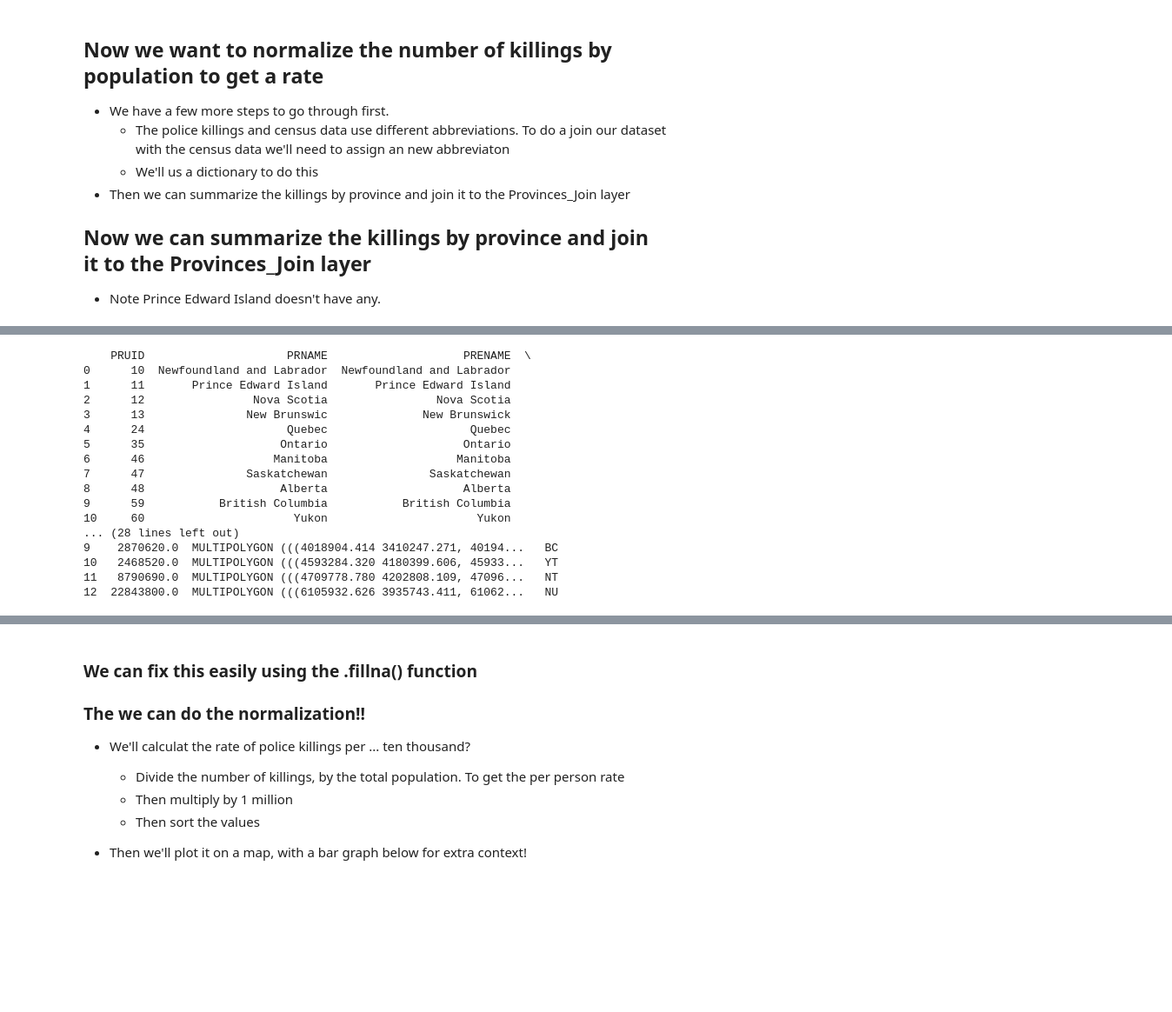
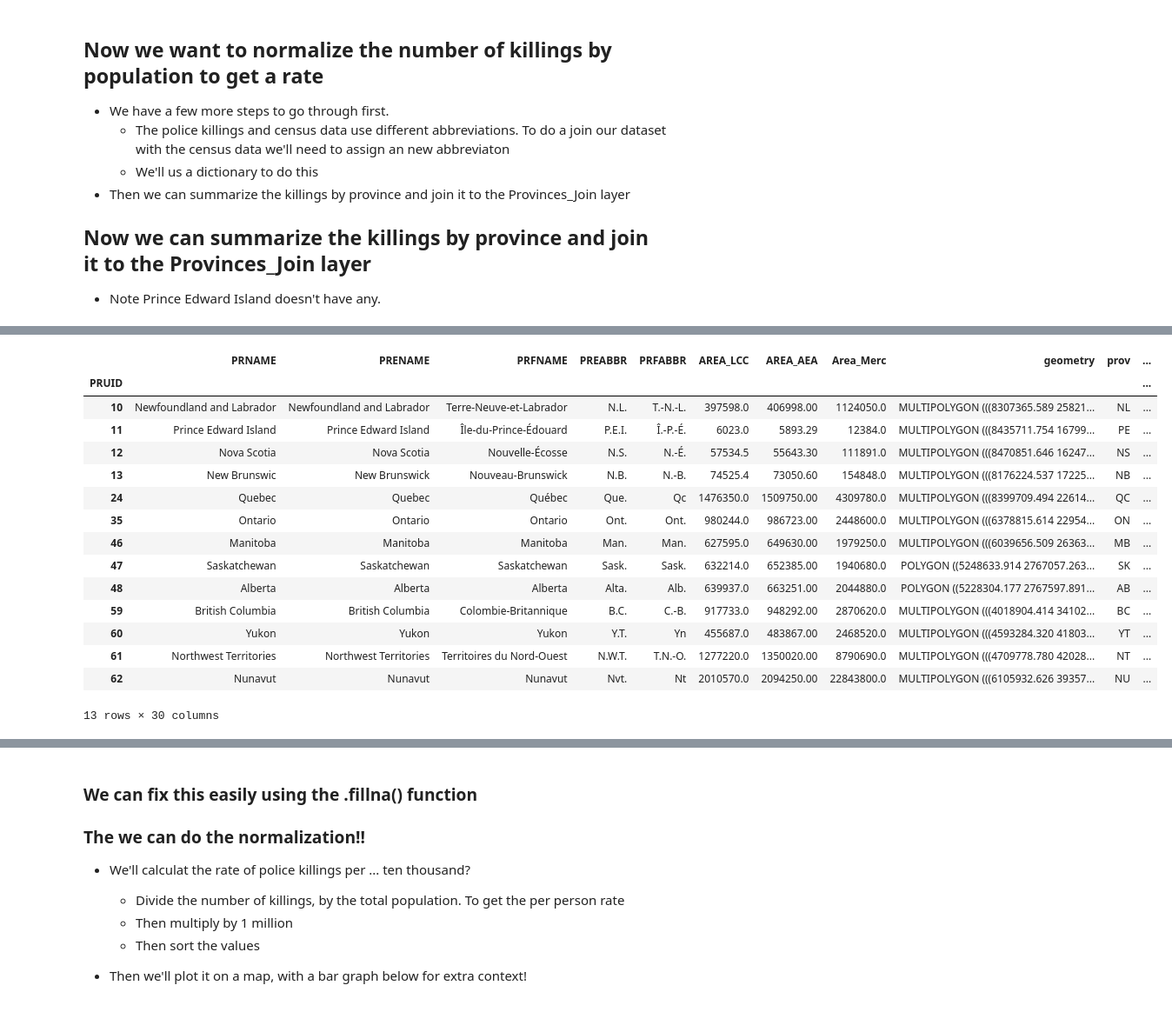
Before and after one commit to ubc-library-rc/Geospatial-Analysis-Visualization-with-Python, a Jupyter notebook: Geospatial Analysis & Visualization with Python.ipynb, the cells around one changed output, grey strips where cells are left out. Shown at 87% size. Drawn from its saved outputs; the diff is of its cells as text; code cells hidden in the pictures; blank space fills up the shorter version.

```diff
--- a/Geospatial Analysis & Visualization with Python.ipynb
+++ b/Geospatial Analysis & Visualization with Python.ipynb
@@ -364,11 +367,3 @@ Provinces_Join.head()
 
 ## Now we can summarize the killings by province and join it to the Provinces_Join layer
 * Note Prince Edward Island doesn't have any.
-# %%
-Provinces_Killings=Provinces_Join.set_index('prov').join(police_Killings.groupby('prov').count()['id_victim'])
-Provinces_Killings
-
-
-# Provinces['prov']=''
-# for prov in Provinces['PREABBR'].unique():
-#     Provinces.loc[Provinces['PREABBR']==prov,'prov']=abr_dict[prov]
@@ -392,20 +370,33 @@ Provinces_Killings
-# %%
-print(Provinces)
-# %% [output]
-    PRUID                     PRNAME                    PRENAME  \
-0      10  Newfoundland and Labrador  Newfoundland and Labrador
-1      11       Prince Edward Island       Prince Edward Island
-2      12                Nova Scotia                Nova Scotia
-3      13               New Brunswic              New Brunswick
-4      24                     Quebec                     Quebec
-5      35                    Ontario                    Ontario
-6      46                   Manitoba                   Manitoba
-7      47               Saskatchewan               Saskatchewan
-8      48                    Alberta                    Alberta
-9      59           British Columbia           British Columbia
-10     60                      Yukon                      Yukon
-... (28 lines left out)
-9    2870620.0  MULTIPOLYGON (((4018904.414 3410247.271, 40194...   BC
-10   2468520.0  MULTIPOLYGON (((4593284.320 4180399.606, 45933...   YT
-11   8790690.0  MULTIPOLYGON (((4709778.780 4202808.109, 47096...   NT
-12  22843800.0  MULTIPOLYGON (((6105932.626 3935743.411, 61062...   NU
+# %%
+
+race_by_Province = police_Killings.groupby(['prov','race']).count()
+# print(race_by_Province)
+race_by_Province = race_by_Province['date'].unstack()#reset_index(level=0)
+race_by_Province['Total'] = race_by_Province.sum(axis=1)
+#
+
+
+race_by_Province = race_by_Province.fillna(0)
+
+
+for col in ['Total','Caucasian','Black','Indigenous','Unknown']:
+    Provinces_Join = Provinces_Join.join(race_by_Province[col],on='prov',rsuffix='_Killings')
+#     Provinces_Join[col+'_Rate']=Provinces_Join[col+'_Killings']/Provinces_Join[col]*rate_Conversion
+Provinces_Join
+# %% [output]
+|  | PRNAME | PRENAME | PRFNAME | PREABBR | PRFABBR | AREA_LCC | AREA_AEA | Area_Merc | geometry | prov | ... |
+| PRUID |  |  |  |  |  |  |  |  |  |  | ... |
+| 10 | Newfoundland and Labrador | Newfoundland and Labrador | Terre-Neuve-et-Labrador | N.L. | T.-N.-L. | 397598.0 | 406998.00 | 1124050.0 | MULTIPOLYGON (((8307365.589 25821... | NL | ... |
+| 11 | Prince Edward Island | Prince Edward Island | Île-du-Prince-Édouard | P.E.I. | Î.-P.-É. | 6023.0 | 5893.29 | 12384.0 | MULTIPOLYGON (((8435711.754 16799... | PE | ... |
+| 12 | Nova Scotia | Nova Scotia | Nouvelle-Écosse | N.S. | N.-É. | 57534.5 | 55643.30 | 111891.0 | MULTIPOLYGON (((8470851.646 16247... | NS | ... |
+| 13 | New Brunswic | New Brunswick | Nouveau-Brunswick | N.B. | N.-B. | 74525.4 | 73050.60 | 154848.0 | MULTIPOLYGON (((8176224.537 17225... | NB | ... |
+| 24 | Quebec | Quebec | Québec | Que. | Qc | 1476350.0 | 1509750.00 | 4309780.0 | MULTIPOLYGON (((8399709.494 22614... | QC | ... |
+| 35 | Ontario | Ontario | Ontario | Ont. | Ont. | 980244.0 | 986723.00 | 2448600.0 | MULTIPOLYGON (((6378815.614 22954... | ON | ... |
+| 46 | Manitoba | Manitoba | Manitoba | Man. | Man. | 627595.0 | 649630.00 | 1979250.0 | MULTIPOLYGON (((6039656.509 26363... | MB | ... |
+| 47 | Saskatchewan | Saskatchewan | Saskatchewan | Sask. | Sask. | 632214.0 | 652385.00 | 1940680.0 | POLYGON ((5248633.914 2767057.263... | SK | ... |
+| 48 | Alberta | Alberta | Alberta | Alta. | Alb. | 639937.0 | 663251.00 | 2044880.0 | POLYGON ((5228304.177 2767597.891... | AB | ... |
+| 59 | British Columbia | British Columbia | Colombie-Britannique | B.C. | C.-B. | 917733.0 | 948292.00 | 2870620.0 | MULTIPOLYGON (((4018904.414 34102... | BC | ... |
+| 60 | Yukon | Yukon | Yukon | Y.T. | Yn | 455687.0 | 483867.00 | 2468520.0 | MULTIPOLYGON (((4593284.320 41803... | YT | ... |
+| 61 | Northwest Territories | Northwest Territories | Territoires du Nord-Ouest | N.W.T. | T.N.-O. | 1277220.0 | 1350020.00 | 8790690.0 | MULTIPOLYGON (((4709778.780 42028... | NT | ... |
+| 62 | Nunavut | Nunavut | Nunavut | Nvt. | Nt | 2010570.0 | 2094250.00 | 22843800.0 | MULTIPOLYGON (((6105932.626 39357... | NU | ... |
+13 rows × 30 columns
```
Also changed, not shown: parts of 12 cells of this notebook.
